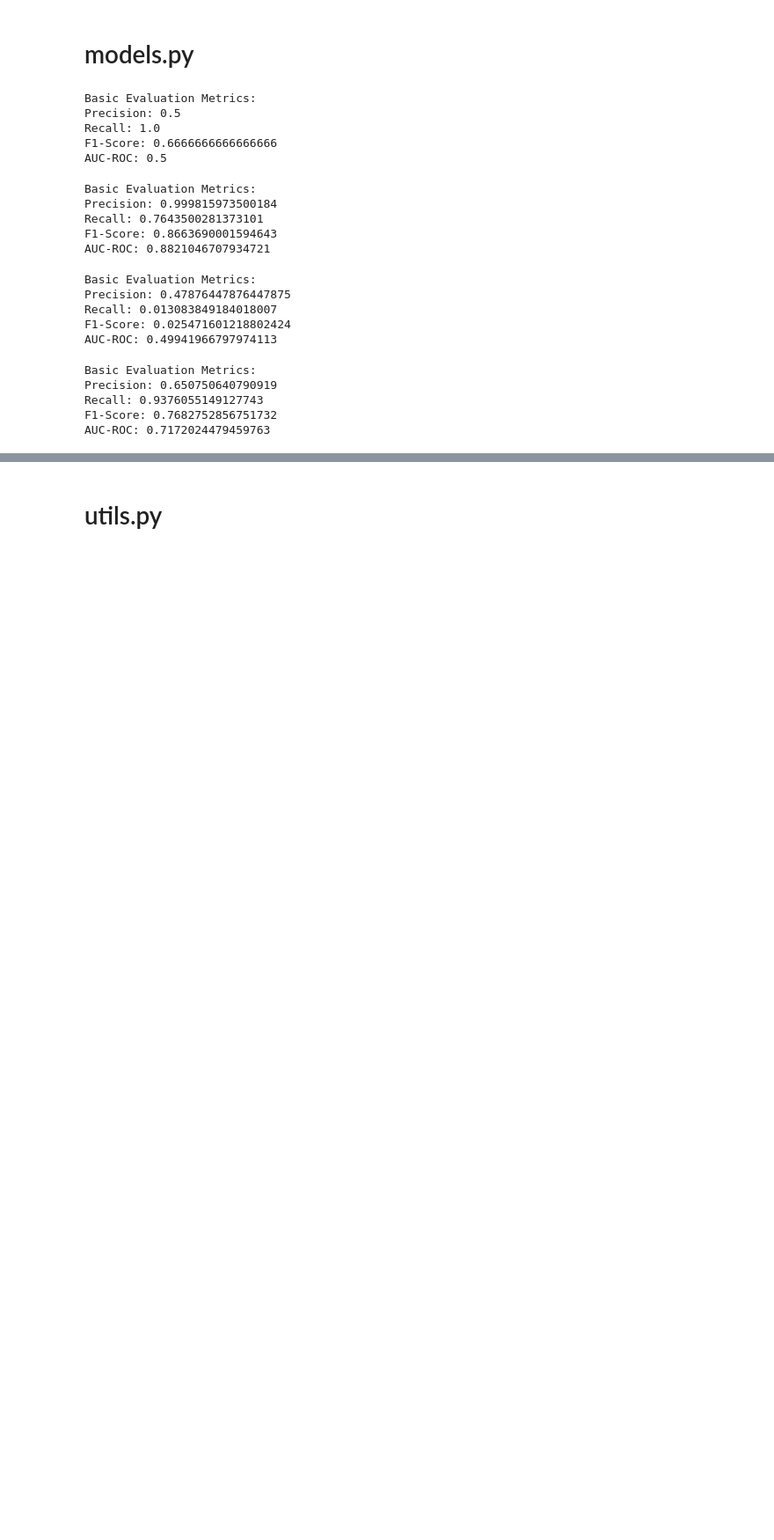
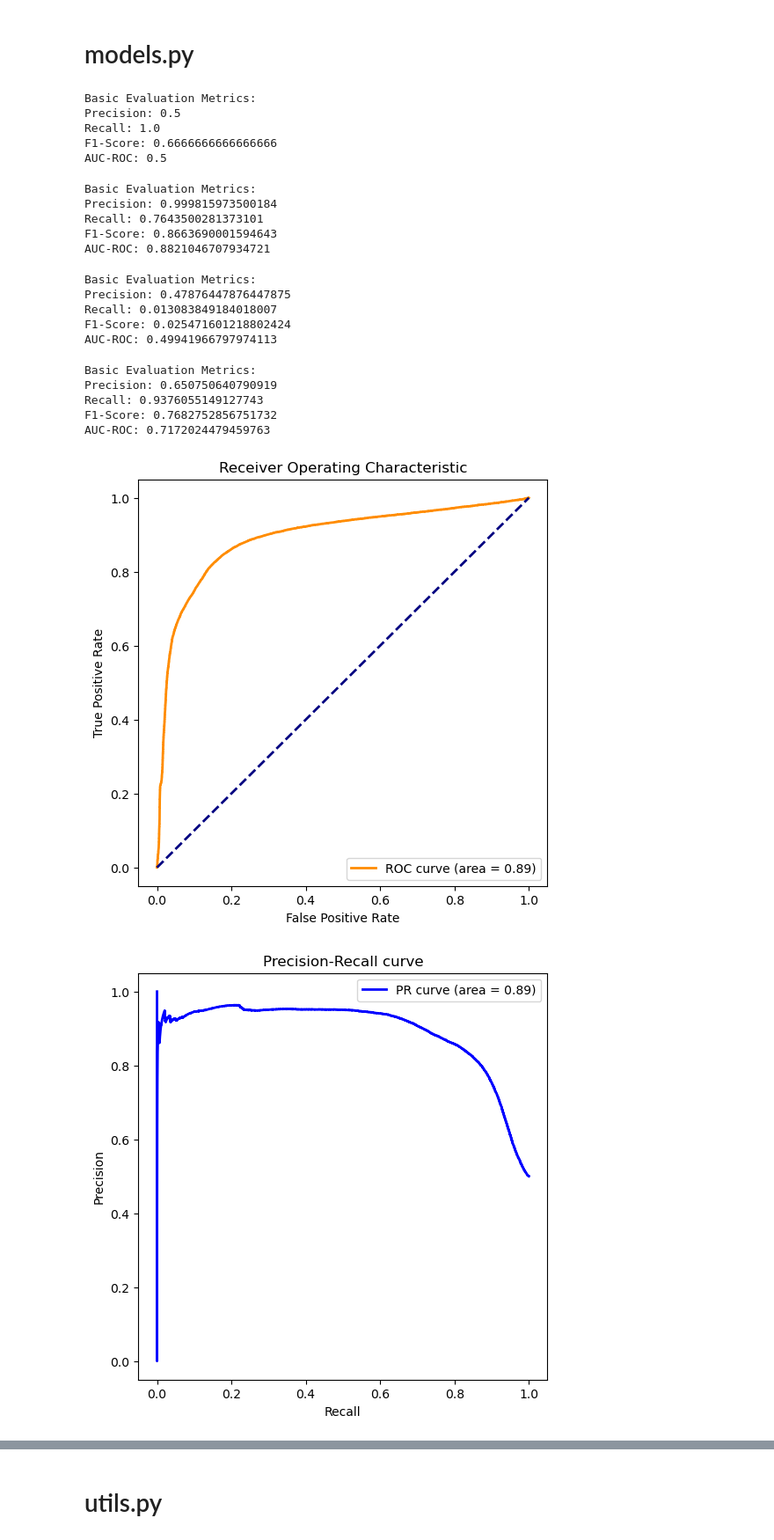
Before and after one commit to Hasosh/Credit-Card-Fraud-Detection, a Jupyter notebook: src/main/FunctionalityTesting.ipynb, the cells around one changed output, grey strips where cells are left out. Shown at 88% size. Saved outputs shown, nothing was run; the diff lists cells and outputs as text; code cells hidden in the pictures; blank space fills up the shorter version.

```diff
--- a/src/main/FunctionalityTesting.ipynb
+++ b/src/main/FunctionalityTesting.ipynb
@@ -121,14 +121,19 @@ AUC-ROC: 0.49941966797974113
 # %%
 model = models.OCSVM()
 model.fit(X_train[:10000]) # minibatching
 y_pred = model.predict(X_test)
 y_pred = (y_pred == -1).astype(int)
 
-evaluator = ModelEvaluator(y_test, y_pred)
-evaluator.basic_evaluation()
+# anomaly scores (e.g. for ROC or PR curve)
+y_scores = model.anomaly_scores(X_test)
+
+evaluator = ModelEvaluator(y_test, y_pred, -y_scores)
+evaluator.full_report()
 # %% [output]
 Basic Evaluation Metrics:
 Precision: 0.650750640790919
 Recall: 0.9376055149127743
 F1-Score: 0.7682752856751732
 AUC-ROC: 0.7172024479459763
+[figure, added]
+[figure, added]
```
Also changed, not shown: parts of 6 cells of this notebook, 2 other files.
